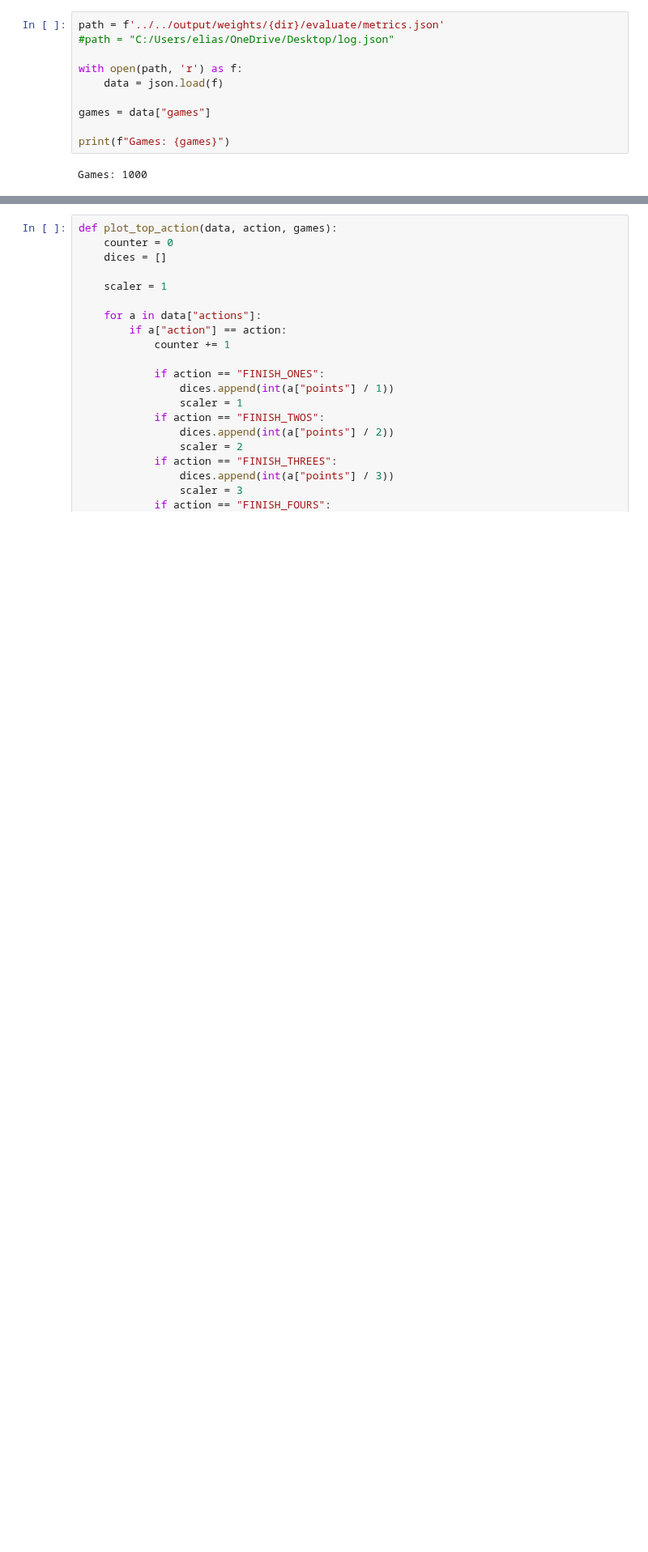
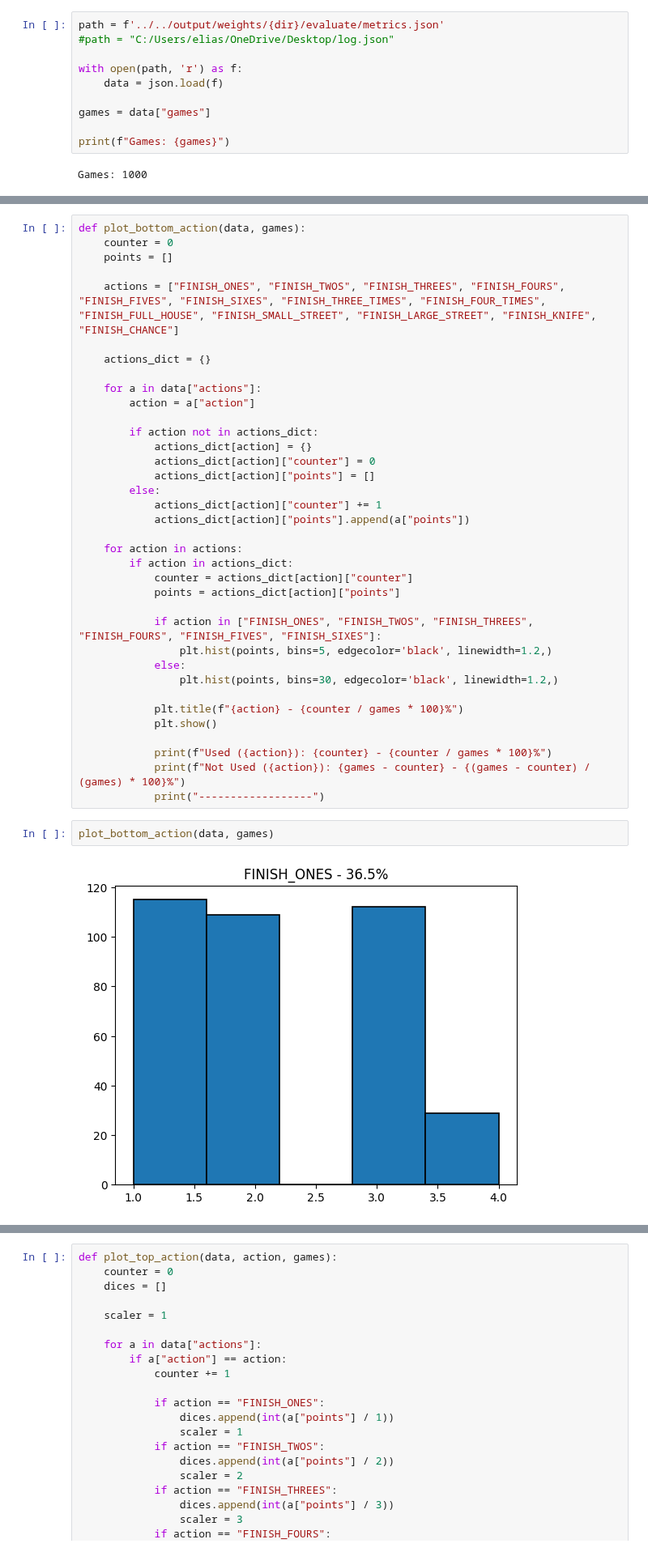
Before and after one commit to elianderlohr/kniffel, a Jupyter notebook: src/jupyter/evaluate.ipynb, the cells around one changed output, grey strips where cells are left out. Shown at 81% size. Saved outputs shown, nothing was run; the diff lists cells and outputs as text; blank space fills up the shorter version.

```diff
--- a/src/jupyter/evaluate.ipynb
+++ b/src/jupyter/evaluate.ipynb
@@ -20,0 +80,40 @@ Games: 1000
+# %%
+def plot_bottom_action(data, games):
+    counter = 0
+    points = []
+
+    actions = ["FINISH_ONES", "FINISH_TWOS", "FINISH_THREES", "FINISH_FOURS", "FINISH_FIVES", "FINISH_SIXES", "FINISH_THREE_TIMES", "FINISH_FOUR_TIMES", "FINISH_FULL_HOUSE", "FINISH_SMALL_STREET", "FINISH_LARGE_STREET", "FINISH_KNIFE", "FINISH_CHANCE"]
+
+    actions_dict = {}
+
+    for a in data["actions"]:
+        action = a["action"]
+
+        if action not in actions_dict:
+            actions_dict[action] = {}
+            actions_dict[action]["counter"] = 0
+            actions_dict[action]["points"] = []
+        else:
+            actions_dict[action]["counter"] += 1
+            actions_dict[action]["points"].append(a["points"])
+
+    for action in actions:
+        if action in actions_dict:
+            counter = actions_dict[action]["counter"]
+            points = actions_dict[action]["points"]
+
+            if action in ["FINISH_ONES", "FINISH_TWOS", "FINISH_THREES", "FINISH_FOURS", "FINISH_FIVES", "FINISH_SIXES"]:
+                plt.hist(points, bins=5, edgecolor='black', linewidth=1.2,)
+            else:
+                plt.hist(points, bins=30, edgecolor='black', linewidth=1.2,)
+
+            plt.title(f"{action} - {counter / games * 100}%")
+            plt.show()
+
+            print(f"Used ({action}): {counter} - {counter / games * 100}%")
+            print(f"Not Used ({action}): {games - counter} - {(games - counter) / (games) * 100}%")
+            print("------------------")
+# %%
+plot_bottom_action(data, games)
+# %% [output]
+[figure, added]
```
Also changed, not shown: parts of 10 cells of this notebook, 16 other files.
